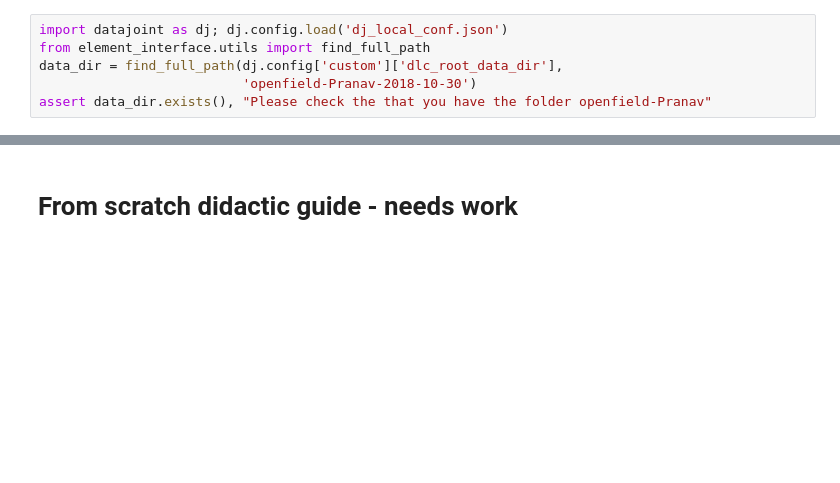
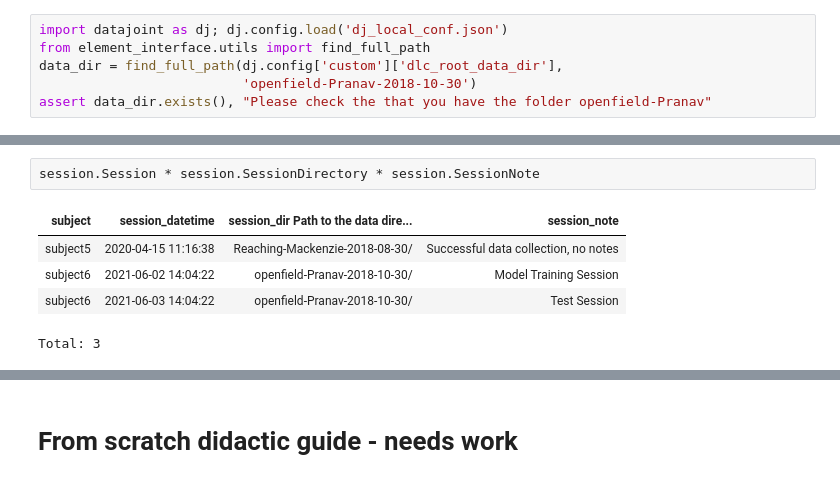
Before and after one commit to datajoint/element-deeplabcut, a Jupyter notebook: notebooks/1_Explore_Workflow.ipynb, the cells around one changed output, grey strips where cells are left out. Cells and saved outputs as stored; diff of their text form; blank space fills up the shorter version.

```diff
--- a/notebooks/1_Explore_Workflow.ipynb
+++ b/notebooks/1_Explore_Workflow.ipynb
@@ -77,0 +90,8 @@ Connecting cbroz@tutorial-db.datajoint.io:3306
+# %%
+session.Session * session.SessionDirectory * session.SessionNote
+# %% [output]
+| subject | session_datetime | session_dir Path to the data dire... | session_note |
+| subject5 | 2020-04-15 11:16:38 | Reaching-Mackenzie-2018-08-30/ | Successful data collection, no notes |
+| subject6 | 2021-06-02 14:04:22 | openfield-Pranav-2018-10-30/ | Model Training Session |
+| subject6 | 2021-06-03 14:04:22 | openfield-Pranav-2018-10-30/ | Test Session |
+Total: 3
```
Also changed, not shown: parts of 54 cells of this notebook, 8 other files.
